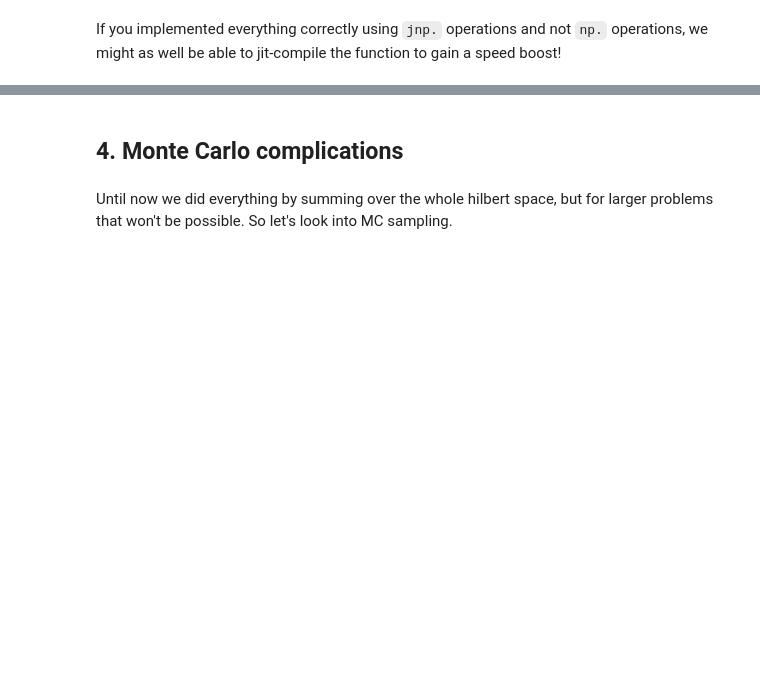
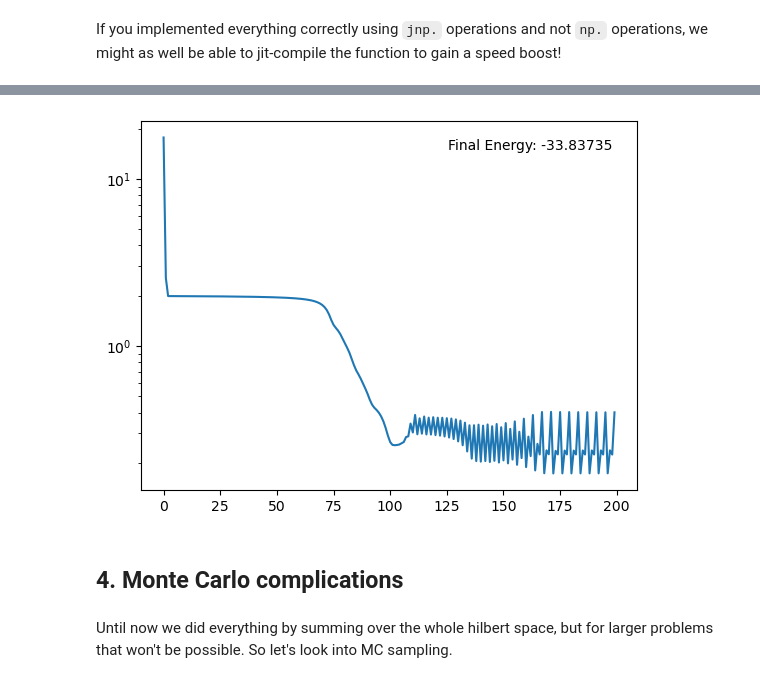
Before and after one commit to simontonner/neural-quantum-tomo, a Jupyter notebook: warm_up_netket/vmc_ising.ipynb, the cells around one changed output, grey strips where cells are left out. Saved outputs shown, nothing was run; the diff lists cells and outputs as text; code cells hidden in the pictures; blank space fills up the shorter version.

```diff
--- a/warm_up_netket/vmc_ising.ipynb
+++ b/warm_up_netket/vmc_ising.ipynb
@@ -299,3 +296,0 @@ def compute_energy_and_gradient(model, parameters, hamiltonian_sparse):
-# %%
-energy, gradient = compute_energy_and_gradient(model, parameters, hamiltonian_jax_sparse)
-print(gradient)
@@ -432,5 +336,25 @@ class Jastrow(nn.Module):
 # %%
-# if the code above is correct, this should run
+class Jastrow(nn.Module):
+    @nn.compact
+    def __call__(self, x):
+        n_sites = x.shape[-1]
+
+        J = self.param("J", nn.initializers.normal(), (n_sites,n_sites), float)
+
+        # gets the more restrictive type between the two, we don't know whether the initializer supports x.dtype
+        dtype = jnp.promote_types(J.dtype, x.dtype)
+        J = J.astype(dtype)
+        x = x.astype(dtype)
+
+        # the initialization of J is not symmetric, so we symmetrize it
+        J_symm = J.T + J
+
+        # einstein summation iterating over all possible pairs of spins ensuring that we have the matching indices for J
+        total_prob = jnp.einsum("...i,ij,...j", x, J_symm, x)
+        return total_prob
+
+
+# sanity checks
 model_jastrow = Jastrow()
 
 one_sample = hi.random_state(jax.random.key(0))
@@ -447,3 +369,22 @@ assert model_jastrow.apply(parameters_jastrow, multibatch_samples).shape == mult
+# %%
+from tqdm import tqdm
+
+model = Jastrow()
+params = model.init(jax.random.key(0), np.ones((hi.size, )))
+logger = nk.logging.RuntimeLog()
+
+for i in tqdm(range(200)):
+    energy, gradient = compute_energy_and_gradient(model, params, hamiltonian_jax_sparse)
+    params = jax.tree.map(lambda p, g: p - 0.01 * g, params, gradient)
+    logger(step=i, item={'Energy': energy})
+# %%
+final_energy = compute_energy(model, params, hamiltonian_jax_sparse)
+
+plt.semilogy(logger.data['Energy']['iters'], np.abs(logger.data['Energy']['value']- e_gs))
+plt.text(0.95, 0.95, f"Final Energy: {final_energy:.5f}", ha='right', va='top', transform=plt.gca().transAxes)
+plt.show()
+# %% [output]
+[figure, added]
 # %% [markdown]
 ## 4. Monte Carlo complications
 # %% [markdown]
```
Also changed, not shown: parts of 36 cells of this notebook, 1 other file.
